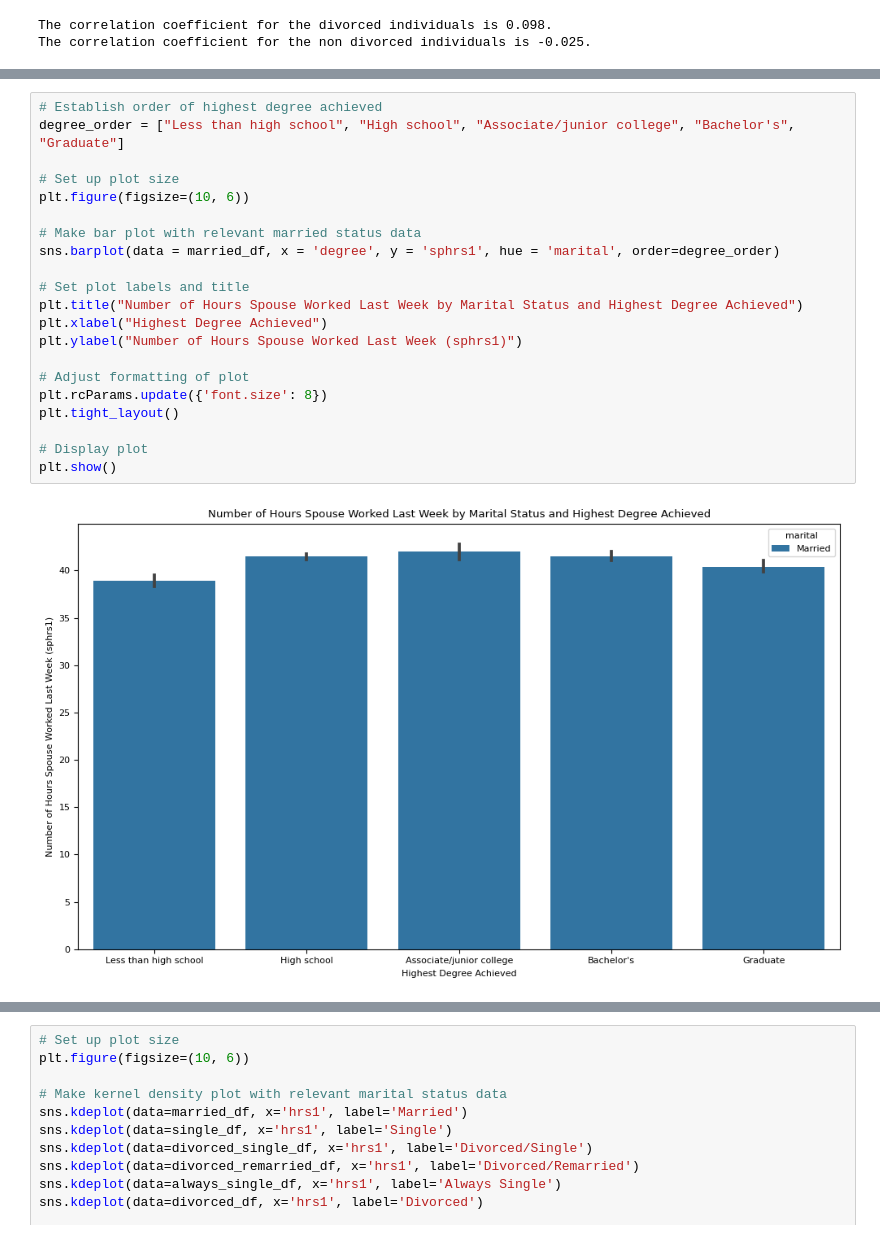
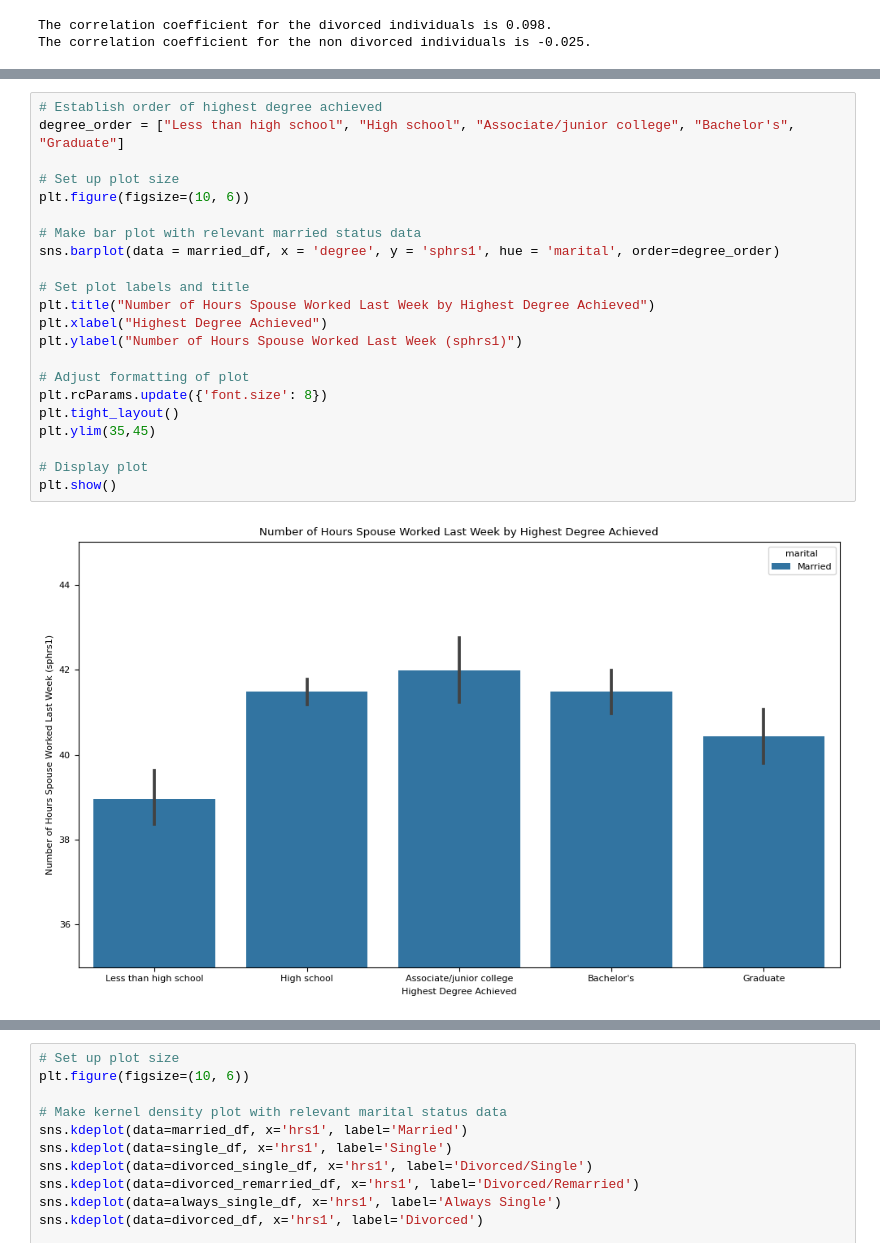
Before and after one commit to DS3001/group22, a Jupyter notebook: Midterm_Work.ipynb, the cells around one changed output, grey strips where cells are left out. Cells and saved outputs as stored; diff of their text form.

```diff
--- a/Midterm_Work.ipynb
+++ b/Midterm_Work.ipynb
@@ -915,23 +803,24 @@ plt.show()
 # %%
 # Establish order of highest degree achieved
 degree_order = ["Less than high school", "High school", "Associate/junior college", "Bachelor's", "Graduate"]
 
 # Set up plot size
 plt.figure(figsize=(10, 6))
 
 # Make bar plot with relevant married status data
 sns.barplot(data = married_df, x = 'degree', y = 'sphrs1', hue = 'marital', order=degree_order)
 
 # Set plot labels and title
-plt.title("Number of Hours Spouse Worked Last Week by Marital Status and Highest Degree Achieved")
+plt.title("Number of Hours Spouse Worked Last Week by Highest Degree Achieved")
 plt.xlabel("Highest Degree Achieved")
 plt.ylabel("Number of Hours Spouse Worked Last Week (sphrs1)")
 
 # Adjust formatting of plot
 plt.rcParams.update({'font.size': 8})
 plt.tight_layout()
+plt.ylim(35,45)
 
 # Display plot
 plt.show()
 # %% [output]
-[figure, old version]
+[figure, new version]
```
Also changed, not shown: parts of 42 cells of this notebook.
